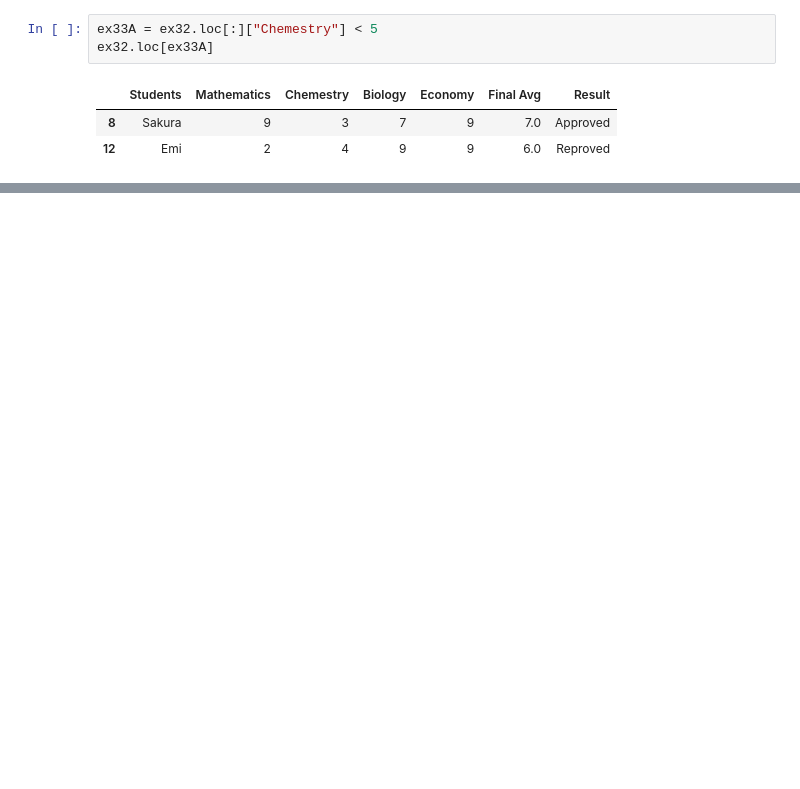
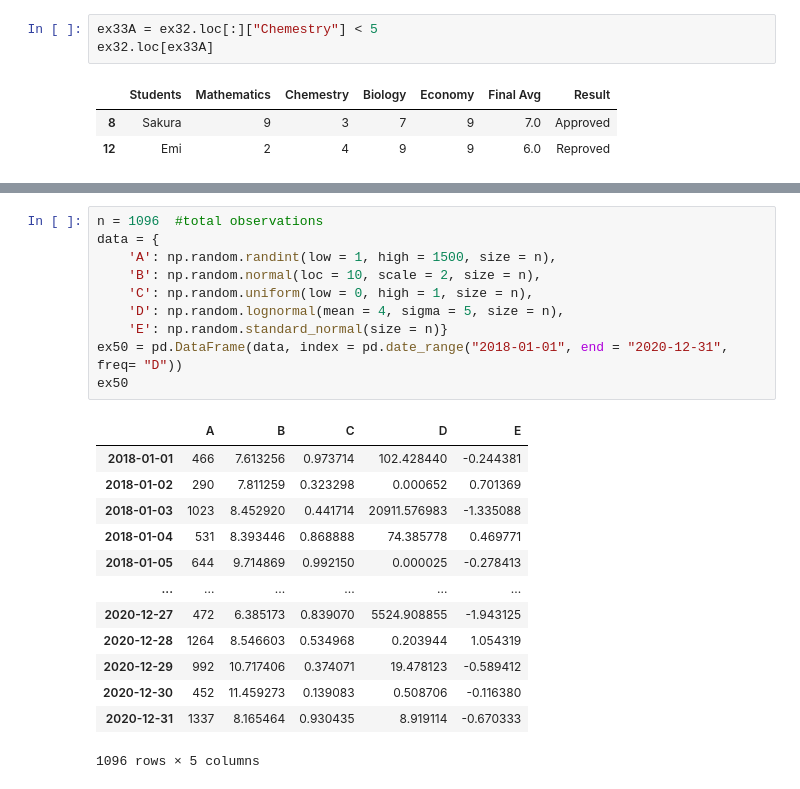
Before and after one commit to lmoreno98/100DaysOfCode, a Jupyter notebook: Python_Practice_guide/Pandas_Essentials.ipynb, the cells around one changed output, grey strips where cells are left out. Saved outputs shown, nothing was run; the diff lists cells and outputs as text; blank space fills up the shorter version.

```diff
--- a/Python_Practice_guide/Pandas_Essentials.ipynb
+++ b/Python_Practice_guide/Pandas_Essentials.ipynb
@@ -1859,0 +2349,24 @@ ex32.loc[ex33A]
+# %%
+n = 1096  #total observations
+data = {
+    'A': np.random.randint(low = 1, high = 1500, size = n),
+    'B': np.random.normal(loc = 10, scale = 2, size = n),
+    'C': np.random.uniform(low = 0, high = 1, size = n),
+    'D': np.random.lognormal(mean = 4, sigma = 5, size = n),
+    'E': np.random.standard_normal(size = n)}
+ex50 = pd.DataFrame(data, index = pd.date_range("2018-01-01", end = "2020-12-31", freq= "D"))
+ex50
+# %% [output]
+|  | A | B | C | D | E |
+| 2018-01-01 | 466 | 7.613256 | 0.973714 | 102.428440 | -0.244381 |
+| 2018-01-02 | 290 | 7.811259 | 0.323298 | 0.000652 | 0.701369 |
+| 2018-01-03 | 1023 | 8.452920 | 0.441714 | 20911.576983 | -1.335088 |
+| 2018-01-04 | 531 | 8.393446 | 0.868888 | 74.385778 | 0.469771 |
+| 2018-01-05 | 644 | 9.714869 | 0.992150 | 0.000025 | -0.278413 |
+| ... | ... | ... | ... | ... | ... |
+| 2020-12-27 | 472 | 6.385173 | 0.839070 | 5524.908855 | -1.943125 |
+| 2020-12-28 | 1264 | 8.546603 | 0.534968 | 0.203944 | 1.054319 |
+| 2020-12-29 | 992 | 10.717406 | 0.374071 | 19.478123 | -0.589412 |
+| 2020-12-30 | 452 | 11.459273 | 0.139083 | 0.508706 | -0.116380 |
+| 2020-12-31 | 1337 | 8.165464 | 0.930435 | 8.919114 | -0.670333 |
+1096 rows × 5 columns
```
Also changed, not shown: parts of 62 cells of this notebook.
